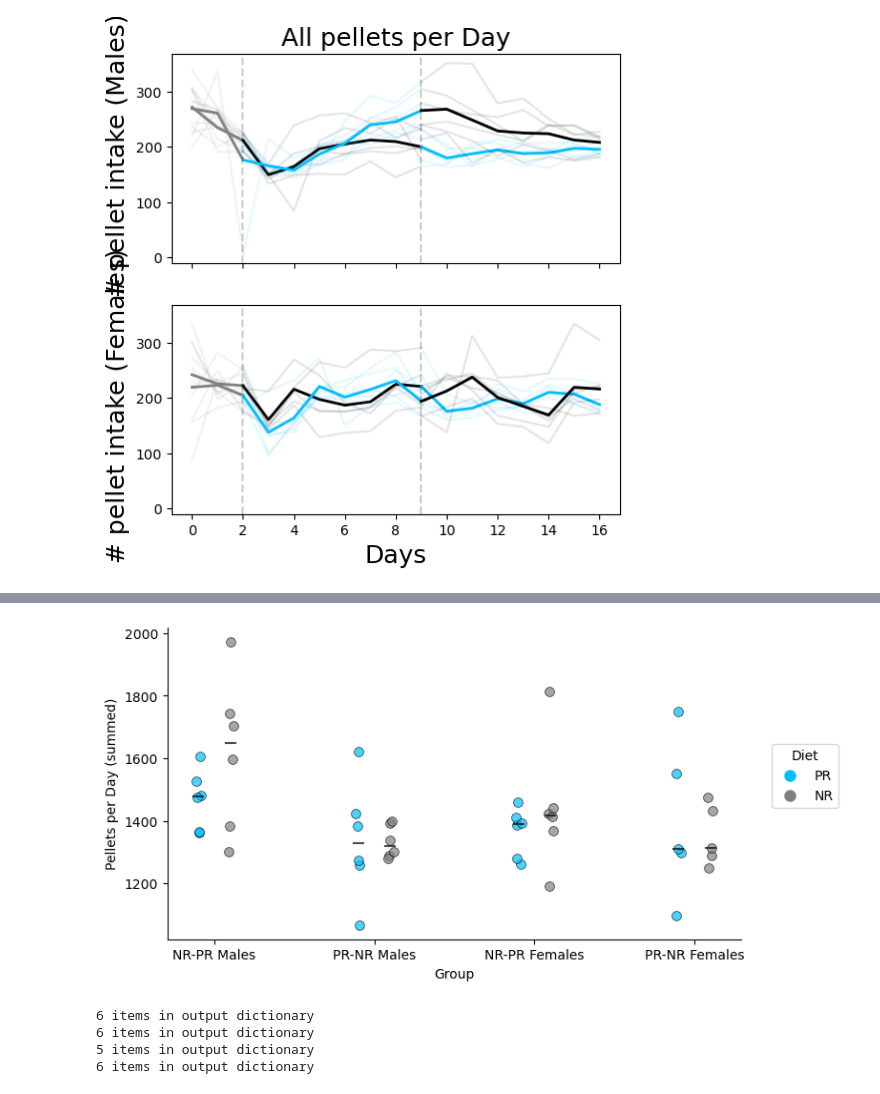
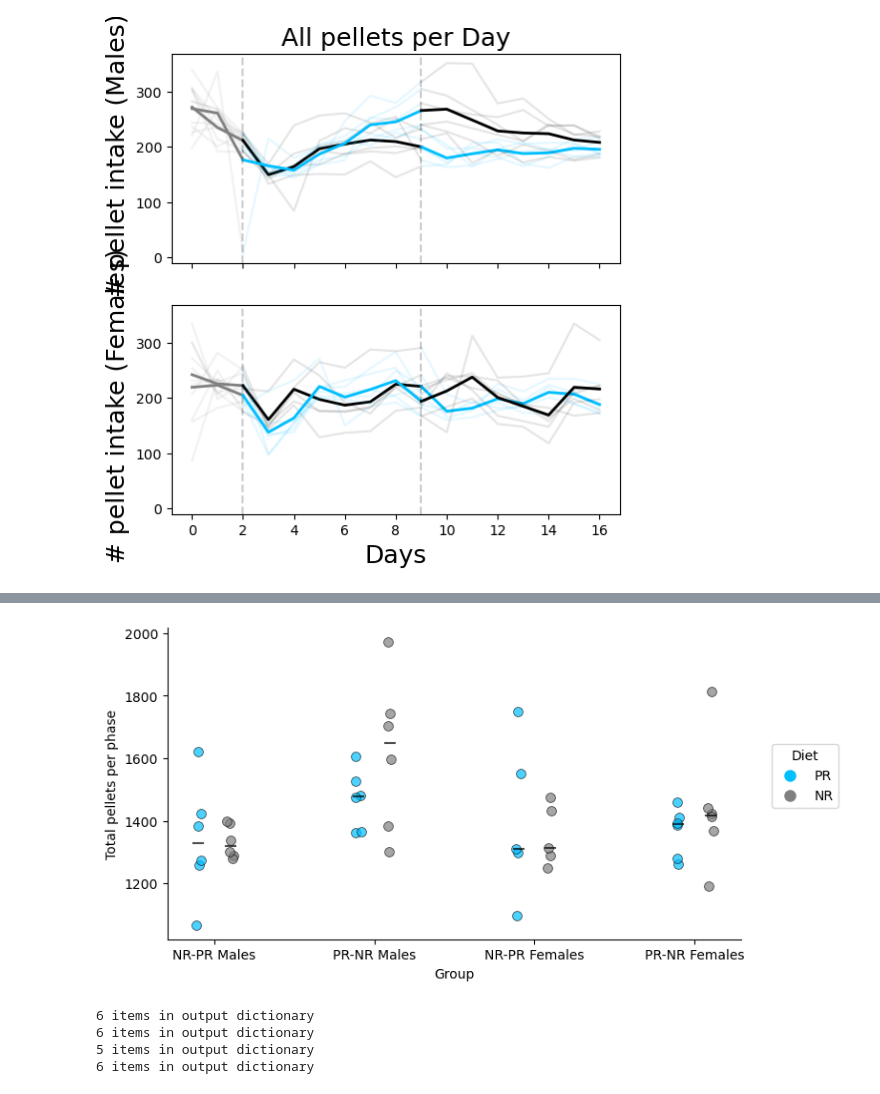
Before and after one commit to Htbibalan/FEDProtein, a Jupyter notebook: notebooks/FEDPROTEIN_NEW_MEAL_PLOTTING_UPDATE_V1.ipynb, the cells around one changed output, grey strips where cells are left out. Cells and saved outputs as stored; diff of their text form; code cells hidden in the pictures.

Commit message:
Stats_and_plots

```diff
--- a/notebooks/FEDPROTEIN_NEW_MEAL_PLOTTING_UPDATE_V1.ipynb
+++ b/notebooks/FEDPROTEIN_NEW_MEAL_PLOTTING_UPDATE_V1.ipynb
@@ -516,10 +622,10 @@ data['pr_pellets_per_day'] = data['pr_pellets_per_day'].apply(convert_to_list)
 data['nr_pellets_per_day'] = data['nr_pellets_per_day'].apply(convert_to_list)
 
 # Grouping data by sex and order
-nrpr_male_data = data[(data['sex'] == 'M') & (data['order'] == 2)]
-prnr_male_data = data[(data['sex'] == 'M') & (data['order'] == 1)]
-nrpr_female_data = data[(data['sex'] == 'F') & (data['order'] == 2)]
-prnr_female_data = data[(data['sex'] == 'F') & (data['order'] == 1)]
+nrpr_male_data = data[(data['sex'] == 'M') & (data['order'] == 1)]
+prnr_male_data = data[(data['sex'] == 'M') & (data['order'] == 2)]
+nrpr_female_data = data[(data['sex'] == 'F') & (data['order'] == 1)]
+prnr_female_data = data[(data['sex'] == 'F') & (data['order'] == 2)]
 
 # Sum the pellets per day for PR and NR for each group
 nrpr_male_pr_pellets = nrpr_male_data['pr_pellets_per_day'].apply(sum).values
@@ -572,35 +678,35 @@ for i, group_label in enumerate(group_labels):
 # Add median lines with slight adjustments for compactness
 for group in ["NR-PR Males", "PR-NR Males", "NR-PR Females", "PR-NR Females"]:
     for diet in ["PR", "NR"]:
         relevant_data = []
         for group_label in group_labels:
             mapped_group, mapped_diet = group_mapping[group_label]
             if mapped_group == group and mapped_diet == diet:
                 relevant_data.extend(data[group_labels.index(group_label)])
         median_value = np.median(relevant_data)
         x_val = group_positions[group] + offset[diet]
         ax.plot([x_val - 0.03, x_val + 0.03], [median_value, median_value], color='k', linewidth=1.5, alpha=0.7)
 
 # Customize the legend by manually adding it
 custom_lines = [plt.Line2D([0], [0], color=colors["PR"], marker='o', linestyle='', markersize=8, label='PR'),
                 plt.Line2D([0], [0], color=colors["NR"], marker='o', linestyle='', markersize=8, label='NR')]
 plt.legend(handles=custom_lines, title="Diet", loc="upper right", frameon=True, borderaxespad=-3, bbox_to_anchor=(1.1, 0.5))
 
 # Customize the plot aesthetics with tighter spacing
 plt.xticks([group_positions["NR-PR Males"], group_positions["PR-NR Males"],
             group_positions["NR-PR Females"], group_positions["PR-NR Females"]],
            ["NR-PR Males", "PR-NR Males", "NR-PR Females", "PR-NR Females"], fontsize=10)
 plt.xlabel("Group")
-plt.ylabel("Pellets per Day (summed)")
+plt.ylabel("Total pellets per phase")
 
 # Remove the background grid lines and spines
 plt.grid(False)
 sns.despine()
 
 plt.tight_layout()  # Adjust layout to fit labels
 plt.show()
 # %% [output]
-[figure, old version]
+[figure, new version]
 # %%
 import matplotlib.pyplot as plt
 import numpy as np
```
Also changed, not shown: parts of 1 cell of this notebook, 7 other files.
